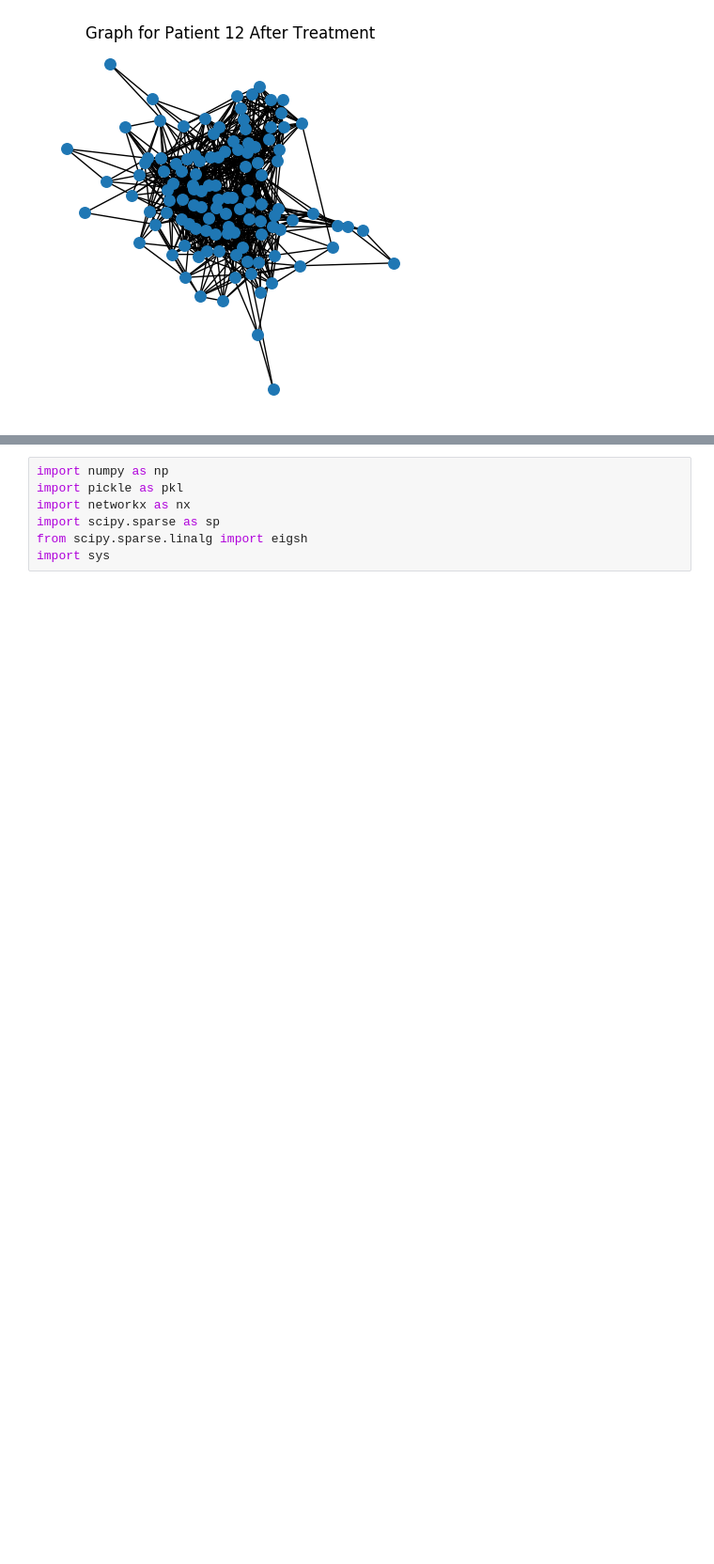
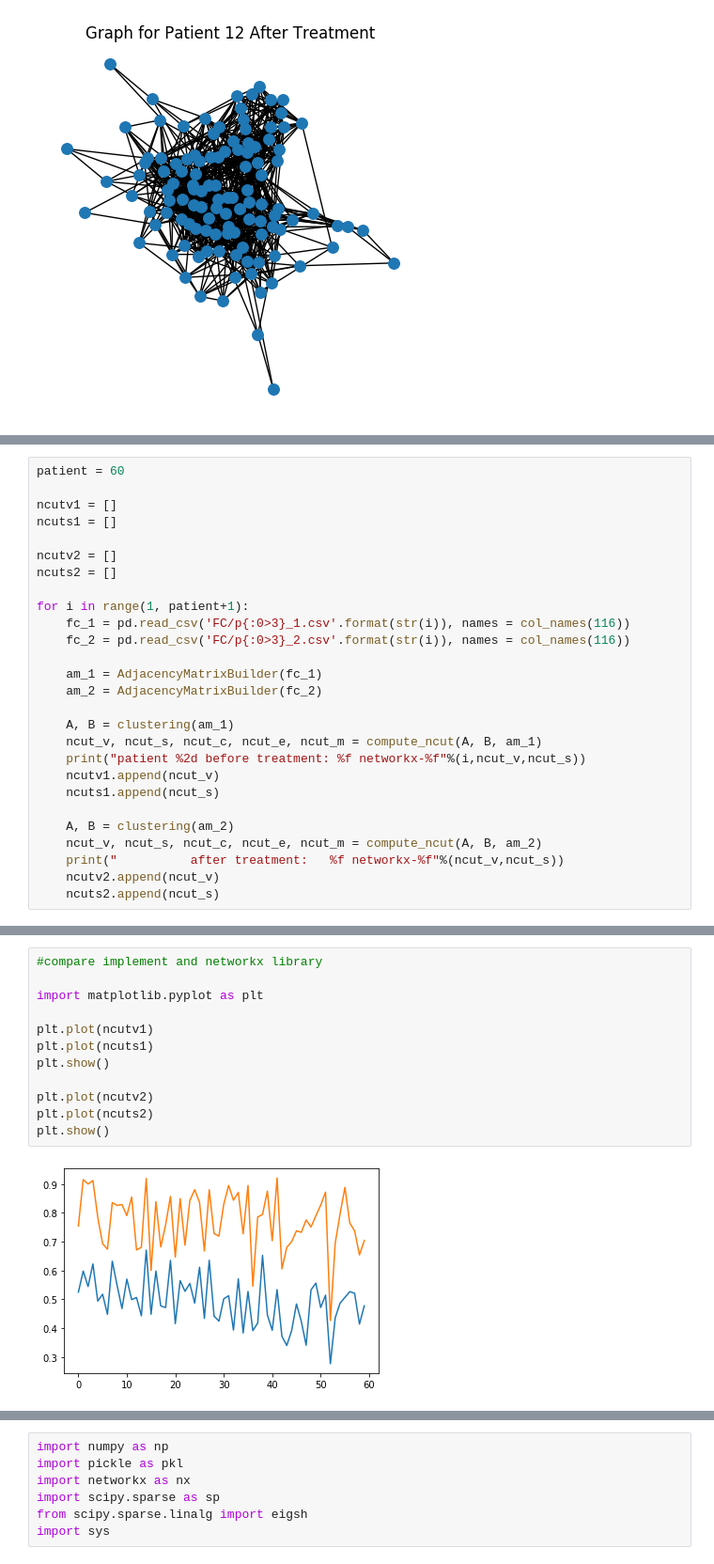
Before and after one commit to chrisonntag/resting-state-fMRI, a Jupyter notebook: node_embeddings_clustering.ipynb, the cells around one changed output, grey strips where cells are left out. Shown at 94% size. Saved outputs shown, nothing was run; the diff lists cells and outputs as text; blank space fills up the shorter version.

```diff
--- a/preprocessing.ipynb
+++ b/node_embeddings_clustering.ipynb
@@ -312,0 +428,27 @@ visualize(g_after, 'After')
+# %%
+patient = 60
+
+ncutv1 = []
+ncuts1 = []
+
+ncutv2 = []
+ncuts2 = []
+
+for i in range(1, patient+1):
+    fc_1 = pd.read_csv('FC/p{:0>3}_1.csv'.format(str(i)), names = col_names(116))
+    fc_2 = pd.read_csv('FC/p{:0>3}_2.csv'.format(str(i)), names = col_names(116))
+
+    am_1 = AdjacencyMatrixBuilder(fc_1)
+    am_2 = AdjacencyMatrixBuilder(fc_2)
+
+    A, B = clustering(am_1)
+    ncut_v, ncut_s, ncut_c, ncut_e, ncut_m = compute_ncut(A, B, am_1)
+    print("patient %2d before treatment: %f networkx-%f"%(i,ncut_v,ncut_s))
+    ncutv1.append(ncut_v)
+    ncuts1.append(ncut_s)
+
+    A, B = clustering(am_2)
+    ncut_v, ncut_s, ncut_c, ncut_e, ncut_m = compute_ncut(A, B, am_2)
+    print("          after treatment:   %f networkx-%f"%(ncut_v,ncut_s))
+    ncutv2.append(ncut_v)
+    ncuts2.append(ncut_s)
@@ -312,0 +473,14 @@ visualize(g_after, 'After')
+# %%
+#compare implement and networkx library
+
+import matplotlib.pyplot as plt
+
+plt.plot(ncutv1)
+plt.plot(ncuts1)
+plt.show()
+
+plt.plot(ncutv2)
+plt.plot(ncuts2)
+plt.show()
+# %% [output]
+[figure, added]
```
Also changed, not shown: parts of 31 cells of this notebook, 1 other file.
